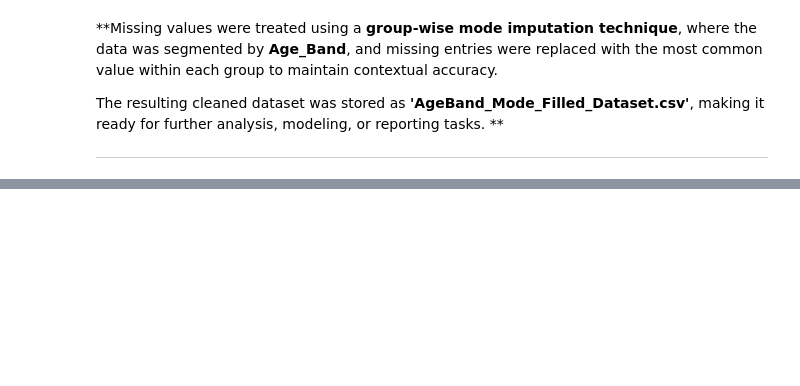
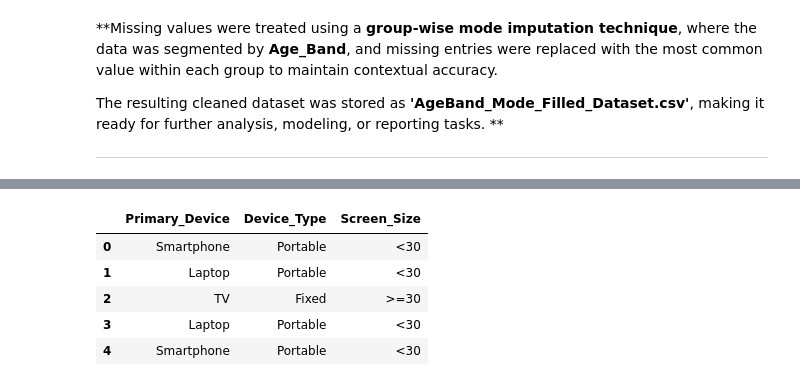
Before and after one commit to springboardmentor2468a-lab/Projects, a Jupyter notebook: WEEK1_&_WEEK2.ipynb, the cells around one changed output, grey strips where cells are left out. Drawn from its saved outputs; the diff is of its cells as text; code cells hidden in the pictures; blank space fills up the shorter version.

```diff
--- a/WEEK1_&_WEEK2.ipynb
+++ b/WEEK1_&_WEEK2.ipynb
@@ -158,3 +158,17 @@ Health_Impacts                       0
 Urban_or_Rural                       0
 Age_Band                             0
 dtype: int64
+# %%
+#Age Bands
+def Age_group(age):
+    if 8 <= age <= 12:
+        return "Pre-Teens"
+    elif 13 <= age <= 16:
+        return "Teenagers"
+    elif 17 <= age <= 18:
+        return "Late Teens"
+    else:
+        return "None"
+
+data['Age_group'] = data['Age'].apply(Age_group)
+data[['Age', 'Age_group']].head(5)
@@ -180,3 +201,15 @@ The resulting cleaned dataset was stored as **'AgeBand\_Mode\_Filled\_Dataset.cs
 **
 
 ---
+# %%
+# Device type: Fixed or Portable
+def device_type(device):
+    if device in ["Smartphone", "Tablet", "Laptop"]:
+        return "Portable"
+    elif device == "TV":
+        return "Fixed"
+    else:
+        return "Other"
+
+data['Device_Type'] = data['Primary_Device'].apply(device_type)
+data[['Primary_Device', 'Device_Type']].head(5)
@@ -182,0 +223,18 @@ The resulting cleaned dataset was stored as **'AgeBand\_Mode\_Filled\_Dataset.cs
+# %%
+# Screen size: TV >=30", ['Smartphone', 'Laptop', 'Tablet'] <30"
+def screen_size(device):
+    if device == 'TV':
+        return '>=30'
+    elif device in ['Smartphone', 'Laptop', 'Tablet']:
+        return '<30'
+    else:
+        return None
+data['Screen_Size'] = data['Primary_Device'].apply(screen_size)
+data[['Primary_Device', 'Device_Type', 'Screen_Size']].head(5)
+# %% [output]
+|  | Primary_Device | Device_Type | Screen_Size |
+| 0 | Smartphone | Portable | <30 |
+| 1 | Laptop | Portable | <30 |
+| 2 | TV | Fixed | >=30 |
+| 3 | Laptop | Portable | <30 |
+| 4 | Smartphone | Portable | <30 |
```
Also changed, not shown: parts of 5 cells of this notebook.
